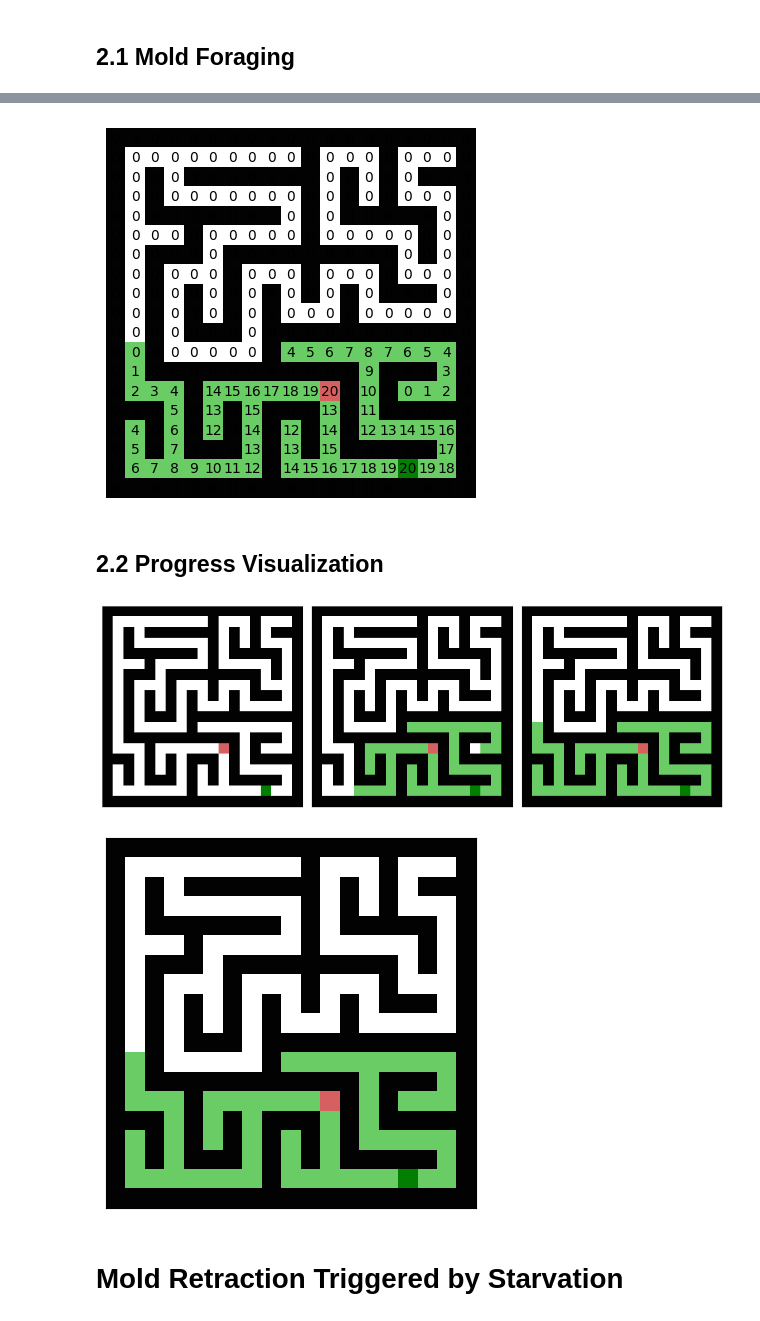
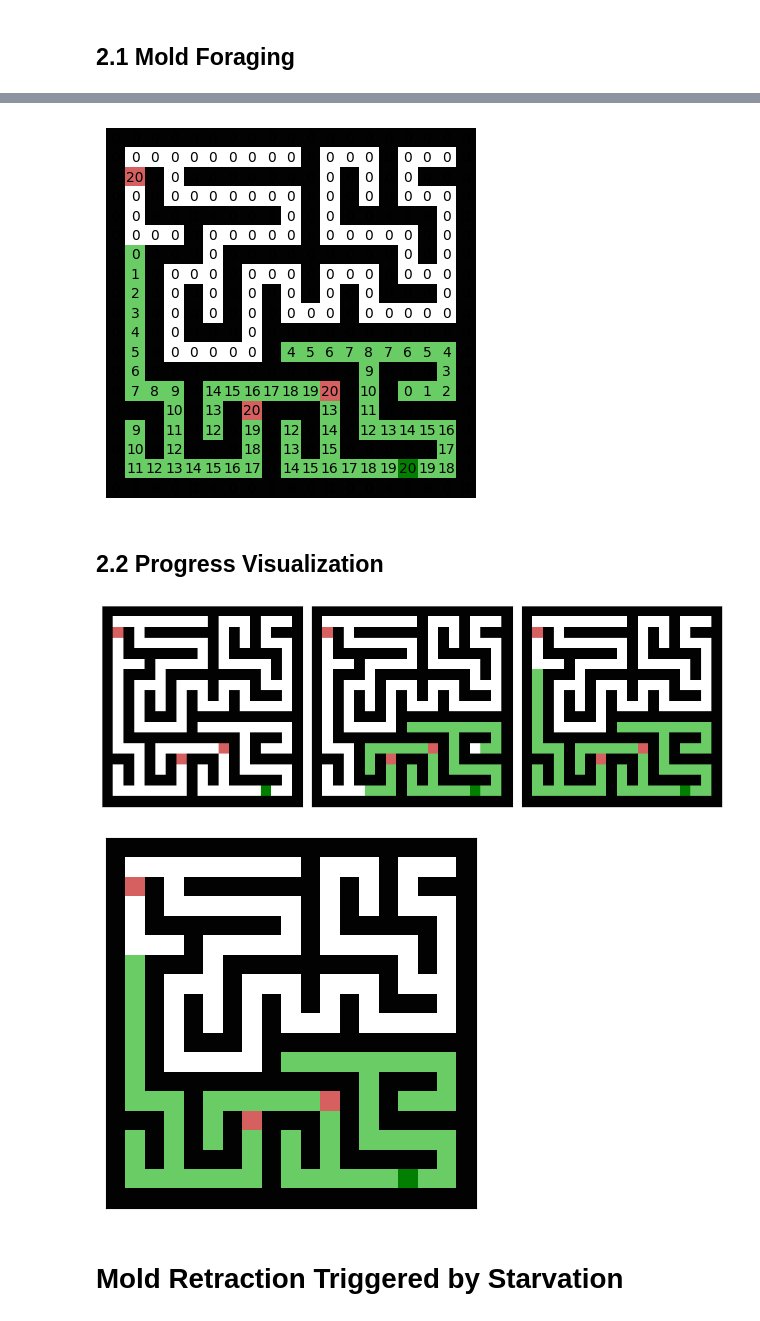
Before and after one commit to MengSunDom/CITS4403, a Jupyter notebook: CITS4403_29.ipynb, the cells around one changed output, grey strips where cells are left out. Saved outputs shown, nothing was run; the diff lists cells and outputs as text; code cells hidden in the pictures.

```diff
--- a/CITS4403_29.ipynb
+++ b/CITS4403_29.ipynb
@@ -137,9 +139,11 @@ class SlimeMoldForaging(Cell2D):
   def place_item(self, item):
       """randomly place item in maze path"""
 
+      """
       # This model only considers a single slime mold searches for a single oat
-      if np.any(self.maze == item_color[item]):
+            if np.any(self.maze == item_color[item]):
           return
+      """
 
       paths = np.argwhere(self.maze == color_path)
       item_coord = paths[np.random.choice(len(paths))]
@@ -177,6 +181,22 @@ class SlimeMoldForaging(Cell2D):
         # special command for steps visualization
         if "step" in self.action:
             break
+
+  def place_petri_dish(self):
+      """a subtitution environment rather than a maze"""
+
+      # Set the borders as walls
+      self.maze[0, :] = color_wall
+      self.maze[-1, :] = color_wall
+      self.maze[:, 0] = color_wall
+      self.maze[:, -1] = color_wall
+
+      # Empty the inside
+      self.maze[1:-1, 1:-1] = color_path
+
+      # Special command for steps visualization (still no developed)
+      if "step" in self.action:
+          pass  # if you want to visualize step by step
 
   def forage_step(self):
       """mold spreads using BFS with energy constraint"""
@@ -235,11 +255,13 @@ class SlimeMoldForaging(Cell2D):
       """model evolves by special text commands in self.progress"""
 
       if "carve" in self.action:
-           self.carve_pathway_step()
+          self.carve_pathway_step()
+      elif "petri_dish" in self.action:
+          self.place_petri_dish()
       elif "forage" in self.action:
-           self.forage_step()
+          self.forage_step()
       elif "retract" in self.action:
-           self.retract_step()
+          self.retract_step()
 
   def draw(self, nparray="maze"):
       draw_array(getattr(self, nparray), **draw_params)
@@ -291,6 +314,7 @@ env.draw()
 ## 1.2 Place Mold and Oat
 # %%
 env.place_item("mold")                                                  # present mold in green
-env.place_item("oat")                                                   # present oat in red
+for n in range(3):
+    env.place_item("oat")                                               # present oats in red
 env.draw()
 # %% [output]
@@ -324,7 +348,7 @@ env.draw()
 # %%
 env.draw_with_energy()                                                  # show energy distribution
 # %% [output]
-[figure, old version]
+[figure, new version]
 # %% [markdown]
 ## 2.2 Progress Visualization
 # %%
@@ -333,22 +357,24 @@ demo = SlimeMoldForaging(height=19, width=19, max_energy=20, seed=12)   # seed =
 demo.action = "carve_pathway"
 demo.step()
 demo.place_item("mold")                                                 # present mold in green
-demo.place_item("oat")                                                  # present oat in red
+for n in range(3):
+    demo.place_item("oat")                                              # present oats in red
 demo.action = "forage_in_steps"
 demo.three_frame([0, 50, 100])                                          # display foraging frames at 0, 50 and 150 steps
 # %% [output]
-[figure, old version]
+[figure, new version]
 # %%
 # Mold foraging animation
 demo = SlimeMoldForaging(height=19, width=19, max_energy=20, seed=12)   # seed = 12 has good features in recharge and inactivation
 demo.action = "carve_pathway"
 demo.step()
 demo.place_item("mold")                                                 # present mold in green
-demo.place_item("oat")                                                  # present oat in red
+for n in range(3):
+    demo.place_item("oat")                                              # present oats in red
 demo.action = "forage_in_steps"
 demo.animate(frames=100)                                                # show foraging animation from step 0 to 100
 # %% [output]
-[figure, old version]
+[figure, new version]
 # %% [markdown]
 # Mold Retraction Triggered by Starvation
 # %% [markdown]
```
Also changed, not shown: parts of 13 cells of this notebook.
